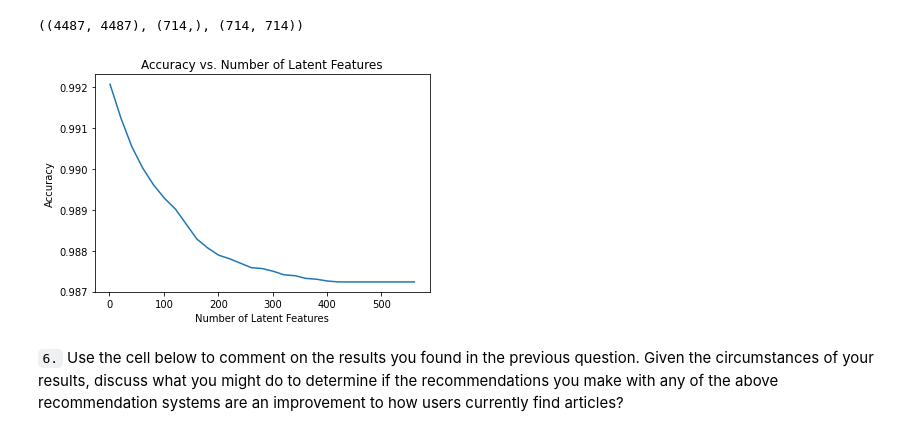
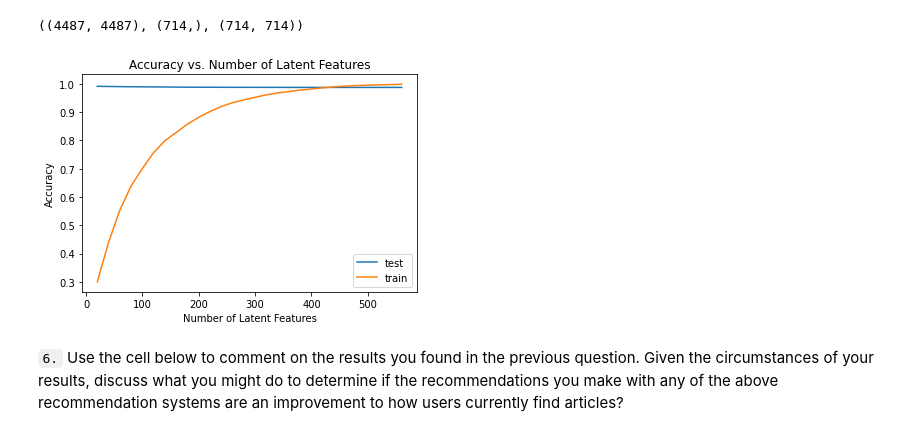
Before and after one commit to Jannis12324/recommendations_for_IBM_plattform, a Jupyter notebook: Recommendations_with_IBM.ipynb, the cells around one changed output. Cells and saved outputs as stored; diff of their text form; code cells hidden in the pictures.

Commit message:
feat: added the training line to the test chart

```diff
--- a/Recommendations_with_IBM.ipynb
+++ b/Recommendations_with_IBM.ipynb
@@ -822,30 +822,39 @@ test_articles = user_item_test.columns
 cols = user_item_train.columns.isin(test_articles)
 vt_test = vt_train[ : , cols]
 # %%
-num_latent_feats = np.arange(1,574,20)
+num_latent_feats = np.arange(20,574,20)
 sum_errs = []
+sum_errs_train = []
 
 for k in num_latent_feats:
     # restructure with k latent features
     s_new, u_new, vt_new = np.diag(s_train[:k]), u_test[:, :k], vt_test[:k, :]
+    s_new_train, u_new_train, vt_new_train = np.diag(s_train[:k]), u_train[:, :k], vt_train[:k, :]
 
     # take dot product
     user_item_est = np.around(np.dot(np.dot(u_new, s_new), vt_new))
+    user_item_est_train = np.around(np.dot(np.dot(u_new_train, s_new_train), vt_new_train))
+
 
     # compute error for each prediction to actual value
     diffs = np.subtract(user_item_test.query("index in @test_users"), user_item_est)
+    diffs_train = np.subtract(user_item_train, user_item_est_train)
 
     # total errors and keep track of them
     err = np.sum(np.sum(np.abs(diffs)))
+    err_train = np.sum(np.sum(np.abs(diffs_train)))
     sum_errs.append(err)
+    sum_errs_train.append(err_train)
 
 
-plt.plot(num_latent_feats, 1 - np.array(sum_errs)/df.shape[0]);
+plt.plot(num_latent_feats, 1 - np.array(sum_errs)/df.shape[0])
+plt.plot(num_latent_feats, 1 - np.array(sum_errs_train)/df.shape[0]);
+plt.legend(["test", "train"])
 plt.xlabel('Number of Latent Features');
 plt.ylabel('Accuracy');
 plt.title('Accuracy vs. Number of Latent Features');
 # %% [output]
-[figure, old version]
+[figure, new version]
 # %% [markdown]
 `6.` Use the cell below to comment on the results you found in the previous question. Given the circumstances of your results, discuss what you might do to determine if the recommendations you make with any of the above recommendation systems are an improvement to how users currently find articles?
 # %% [markdown]
```
